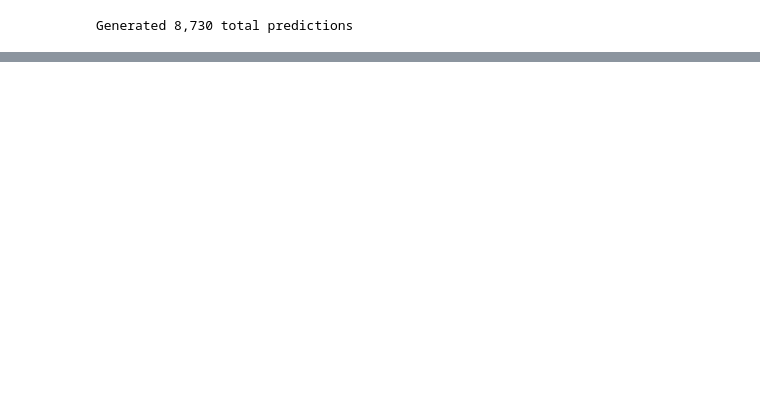
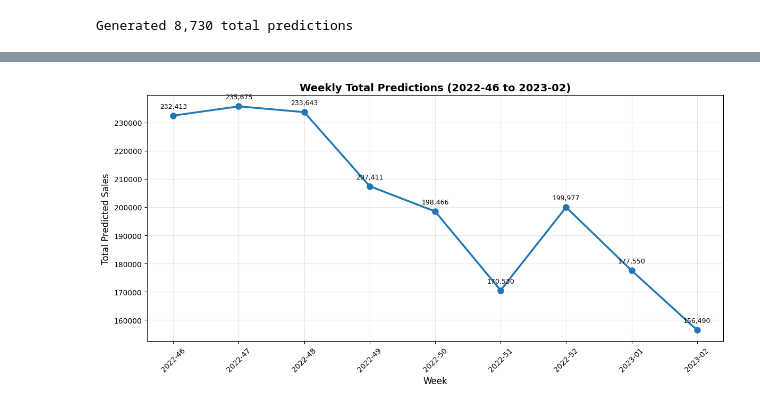
Before and after one commit to ayogenthiran/unilever-sales-forecasting, a Jupyter notebook: sales-prediction-assignment-anojan.ipynb, the cells around one changed output, grey strips where cells are left out. Cells and saved outputs as stored; diff of their text form; code cells hidden in the pictures; blank space fills up the shorter version.

```diff
--- a/sales-prediction-assignment-anojan.ipynb
+++ b/sales-prediction-assignment-anojan.ipynb
@@ -801,0 +962,21 @@ Generated 8,730 total predictions
+# %%
+# Weekly Total Predictions Visualization
+weekly_data = final_predictions.groupby('YearWeek')['Prediction'].sum()
+
+plt.figure(figsize=(12, 6))
+plt.plot(range(len(weekly_data)), weekly_data.values, marker='o', linewidth=2.5, markersize=8)
+plt.xticks(range(len(weekly_data)), weekly_data.index, rotation=45)
+plt.xlabel('Week', fontsize=12)
+plt.ylabel('Total Predicted Sales', fontsize=12)
+plt.title('Weekly Total Predictions (2022-46 to 2023-02)', fontsize=14, fontweight='bold')
+plt.grid(True, alpha=0.3)
+
+# Add value labels on points
+for i, value in enumerate(weekly_data.values):
+    plt.annotate(f'{value:,.0f}', (i, value), textcoords="offset points",
+                xytext=(0,10), ha='center', fontsize=9)
+
+plt.tight_layout()
+plt.show()
+# %% [output]
+[figure, added]
```
Also changed, not shown: parts of 47 cells of this notebook, 2 other files.
